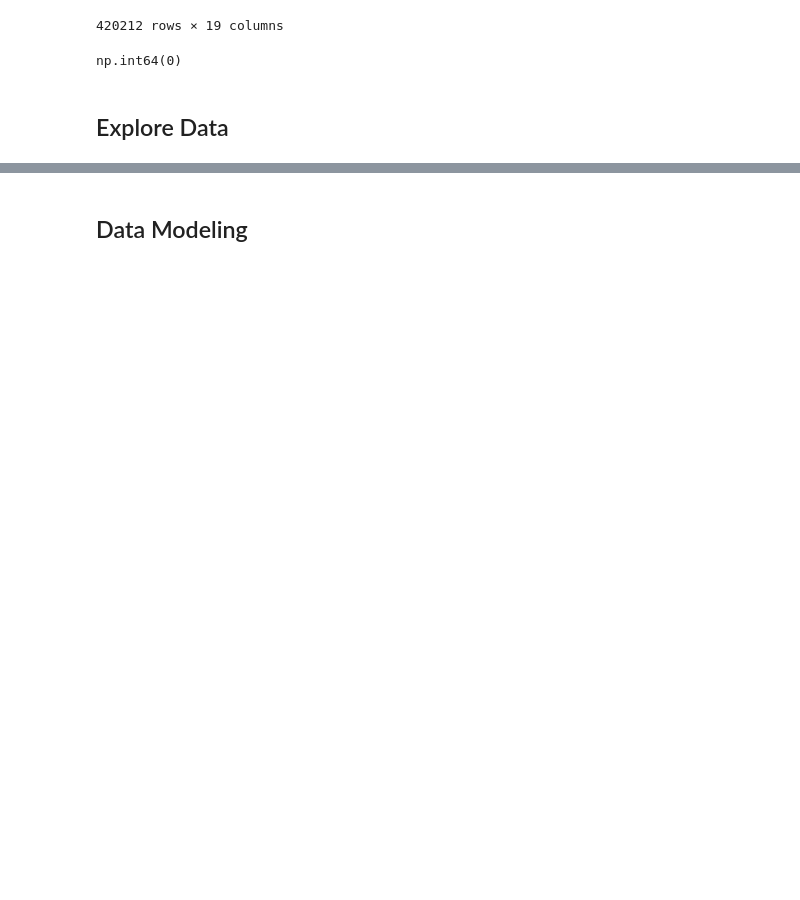
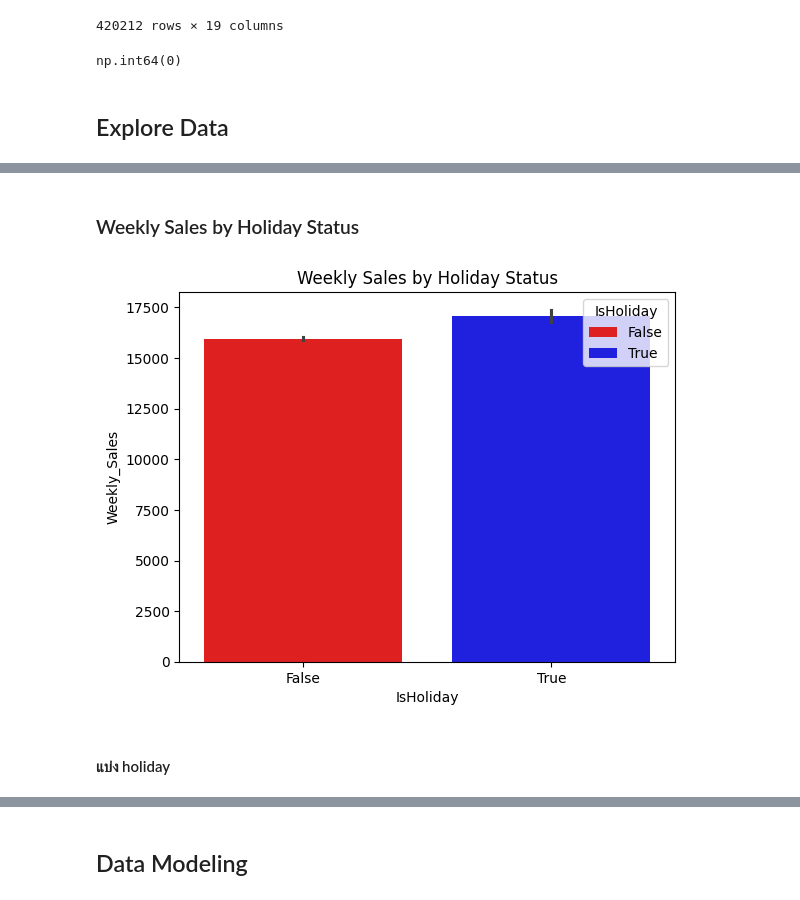
Before and after one commit to jangInw007/A4-Data-Analytics-and-Modeling, a Jupyter notebook: Group_A4_Data_Analytics_and_Modeling.ipynb, the cells around one changed output, grey strips where cells are left out. Cells and saved outputs as stored; diff of their text form; code cells hidden in the pictures; blank space fills up the shorter version.

```diff
--- a/Group_A4_Data_Analytics_and_Modeling.ipynb
+++ b/Group_A4_Data_Analytics_and_Modeling.ipynb
@@ -320,0 +445,16 @@ np.int64(0)
+# %% [markdown]
+### Weekly Sales by Holiday Status
+# %%
+import seaborn as sns
+import matplotlib.pyplot as plt
+import pandas as pd
+
+sns.barplot(x='IsHoliday', y='Weekly_Sales', data=df, hue='IsHoliday', palette={False: 'red', True: 'blue'})
+plt.title('Weekly Sales by Holiday Status') # เพิ่มชื่อกราฟเพื่อให้ชัดเจน
+
+
+plt.show()
+# %% [output]
+[figure, added]
+# %% [markdown]
+#### แบ่ง holiday
```
Also changed, not shown: parts of 157 cells of this notebook.
